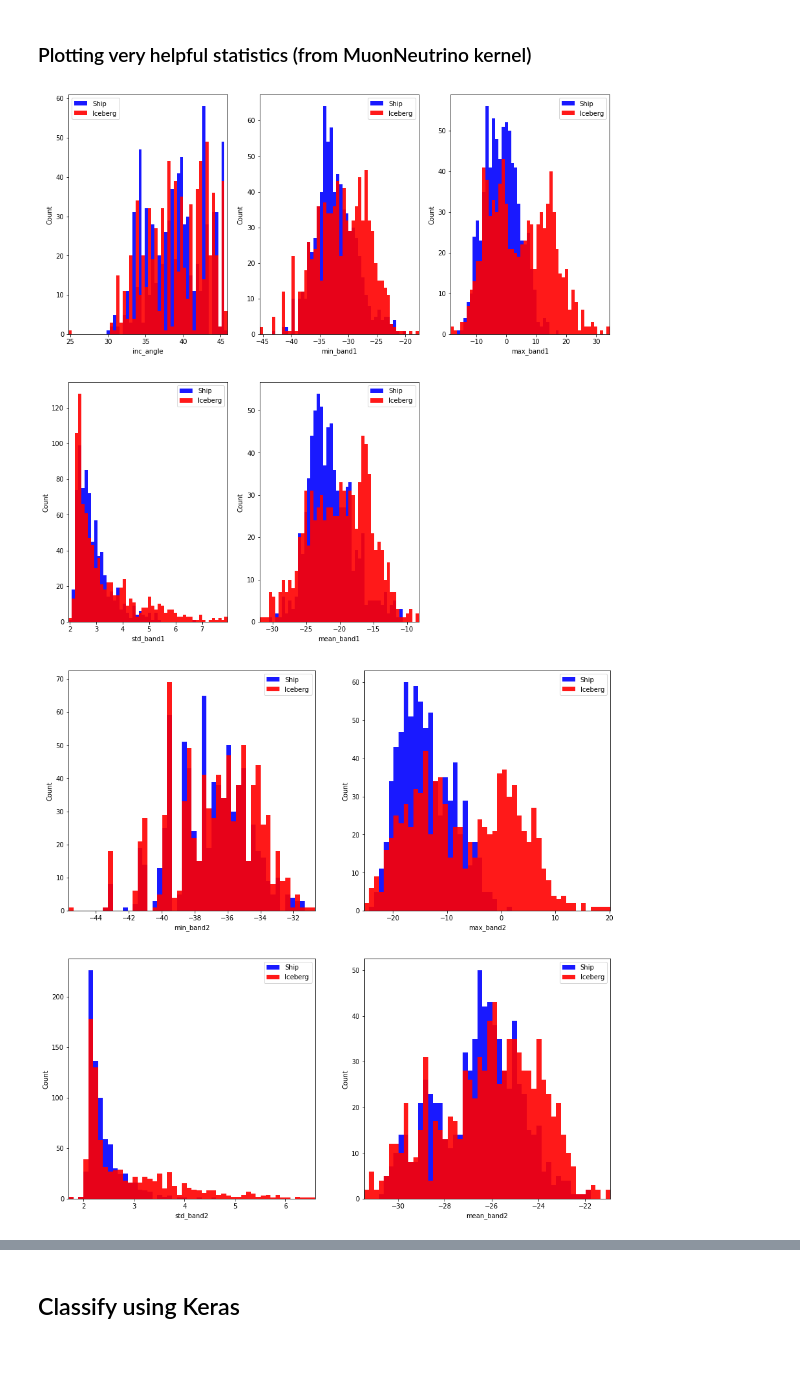
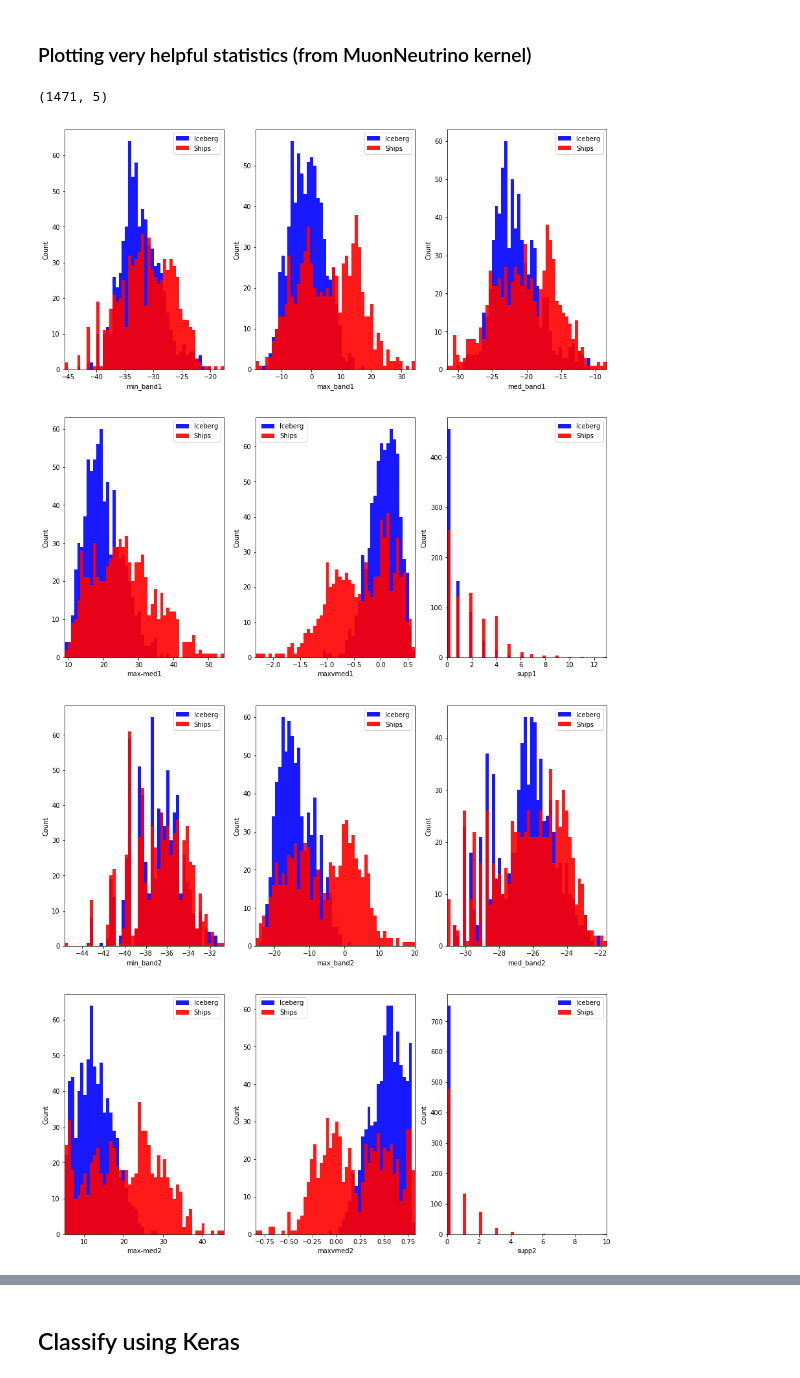
Before and after one commit to hieu325/icebergclassifier, a Jupyter notebook: LogisticRegressionModel.ipynb, the cells around one changed output, grey strips where cells are left out. Saved outputs shown, nothing was run; the diff lists cells and outputs as text; code cells hidden in the pictures.

Commit message:
data visualization upload
add function support feature
add 2d histogram of max value with respect to inc_angle

```diff
--- a/LogisticRegressionModel.ipynb
+++ b/LogisticRegressionModel.ipynb
@@ -150,8 +138,10 @@ There are 753 iceberg images in train data set.
 def get_stats(train,label=1):
     train['max_band'+str(label)] = [np.max(np.array(x)) for x in train['band_'+str(label)] ]
     train['min_band'+str(label)] = [np.min(np.array(x)) for x in train['band_'+str(label)] ]
-    train['std_band'+str(label)] = [np.std(np.array(x)) for x in train['band_'+str(label)] ]
-    train['mean_band'+str(label)] = [np.mean(np.array(x)) for x in train['band_'+str(label)] ]
+    train['med_band'+str(label)] = [np.median(np.array(x)) for x in train['band_'+str(label)] ]
+    train['max-med'+str(label)] = [np.max(np.array(x))-np.median(np.array(x)) for x in train['band_'+str(label)] ]
+    train['maxvmed'+str(label)] = [np.max(np.array(x))/np.median(np.array(x)) for x in train['band_'+str(label)] ]
+    train['supp'+str(label)] = [np.sum(np.array(x)>0.9*np.max(np.array(x))) for x in train['band_'+str(label)] ]
     return train
 
 
@@ -159,13 +149,19 @@ def plot_var(name,nbins=50):
     minval = train[name].min()
     maxval = train[name].max()
     plt.hist(train.loc[train.is_iceberg==1,name],range=[minval,maxval],
-             bins=nbins,color='b',alpha=0.9,label='Ship')
+             bins=nbins,color='b',alpha=0.9,label='Iceberg')
     plt.hist(train.loc[train.is_iceberg==0,name],range=[minval,maxval],
-             bins=nbins,color='r',alpha=0.9,label='Iceberg')
+             bins=nbins,color='r',alpha=0.9,label='Ships')
     plt.legend()
     plt.xlim([minval,maxval])
     plt.xlabel(name)
     plt.ylabel('Count')
+# %%
+train['inc_angle']=pd.to_numeric(train['inc_angle'],errors='coerce')
+train=train.dropna(axis=0,how='any');
+np.shape(train)
+# %% [output]
+(1471, 5)
 # %%
 train = get_stats(train,1)
 train = get_stats(train,2)
@@ -173,20 +168,20 @@ train['inc_angle'] = incangle
 # %%
 fig = plt.figure(figsize=(15,15))
 i=0
-for col in ['inc_angle','min_band1','max_band1','std_band1','mean_band1']:
+for col in ['min_band1','max_band1','med_band1','max-med1','maxvmed1','supp1']:
     ax = fig.add_subplot(2,3,i+1)
     plot_var(col)
     i=i+1
 plt.show()
 # %% [output]
-[figure, old version]
+[figure, new version]
 # %%
 fig = plt.figure(figsize=(15,15))
 i=0
-for col in ['min_band2','max_band2','std_band2','mean_band2']:
-    ax = fig.add_subplot(2,2,i+1)
+for col in ['min_band2','max_band2','med_band2','max-med2','maxvmed2','supp2']:
+    ax = fig.add_subplot(2,3,i+1)
     plot_var(col)
     i=i+1
 plt.show()
 # %% [output]
-[figure, old version]
+[figure, new version]
```
Also changed, not shown: parts of 5 cells of this notebook.
